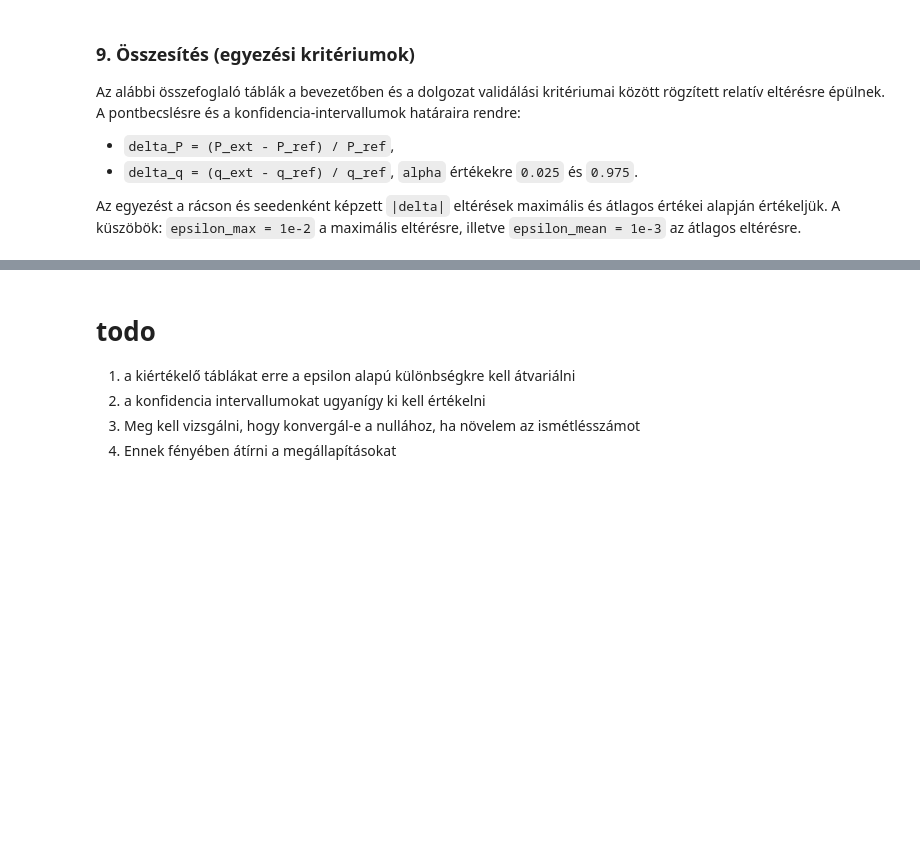
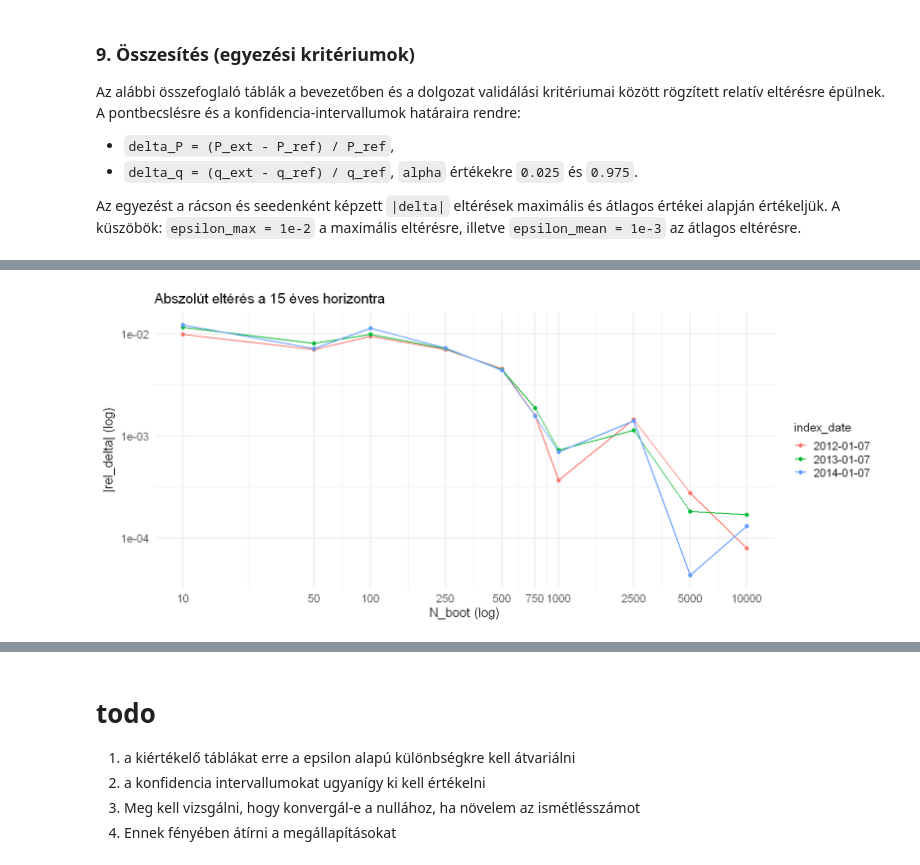
Before and after one commit to lrado1/rprev-ext, a Jupyter notebook: notebooks/ref-ext-consistency.ipynb, the cells around one changed output, grey strips where cells are left out. Drawn from its saved outputs; the diff is of its cells as text; code cells hidden in the pictures; blank space fills up the shorter version.

Commit message:
Refine convergence plots in consistency notebook

```diff
--- a/notebooks/ref-ext-consistency.ipynb
+++ b/notebooks/ref-ext-consistency.ipynb
@@ -704,0 +798,56 @@ A data.table: 4 × 9
+# %%
+plot_conv_delta <- function(use_abs = TRUE, x_log = TRUE, y_log = use_abs) {
+  conv_plot <- data.table::copy(conv_compare)
+  if (use_abs) conv_plot[, abs_rel_delta := abs(rel_delta)]
+
+  y_col <- if (use_abs) "abs_rel_delta" else "rel_delta"
+  x_lab <- if (x_log) "N_boot (log)" else "N_boot"
+  y_lab_base <- if (use_abs) "|rel_delta|" else "rel_delta"
+  y_lab <- if (y_log) paste0(y_lab_base, " (log)") else y_lab_base
+  plot_title <- if (use_abs) {
+    "Abszolút eltérés a 15 \u00e9ves horizontra"
+  } else {
+    "Eltérés a 15 \u00e9ves horizontra"
+  }
+
+  options(repr.plot.width = 14, repr.plot.height = 6)
+
+  p <- ggplot2::ggplot(
+    conv_plot,
+    ggplot2::aes(x = N_boot, y = .data[[y_col]], color = index_date, group = index_date)
+  ) +
+    ggplot2::geom_line(linewidth = 0.8) +
+    ggplot2::geom_point(size = 2.2) +
+    ggplot2::labs(
+      x = x_lab,
+      y = y_lab,
+      color = "index_date",
+      title = plot_title
+    ) +
+    ggplot2::theme_minimal(base_size = 16) +
+    ggplot2::theme(
+      plot.title = ggplot2::element_text(size = 18),
+      axis.title = ggplot2::element_text(size = 16),
+      axis.text = ggplot2::element_text(size = 14),
+      legend.title = ggplot2::element_text(size = 15),
+      legend.text = ggplot2::element_text(size = 14)
+    )
+
+  if (x_log) {
+    p <- p + ggplot2::scale_x_log10(breaks = conv_n_boot)
+  } else {
+    p <- p + ggplot2::scale_x_continuous(breaks = conv_n_boot)
+  }
+
+  if (y_log) {
+    p <- p + ggplot2::scale_y_log10()
+  } else {
+    p <- p + ggplot2::geom_hline(yintercept = 0, linewidth = 0.5, color = "grey60")
+  }
+
+  p
+}
+
+plot_conv_delta(use_abs = TRUE, x_log = TRUE, y_log = TRUE)
+# %% [output]
+[figure, added]
```
Also changed, not shown: parts of 11 cells of this notebook.
